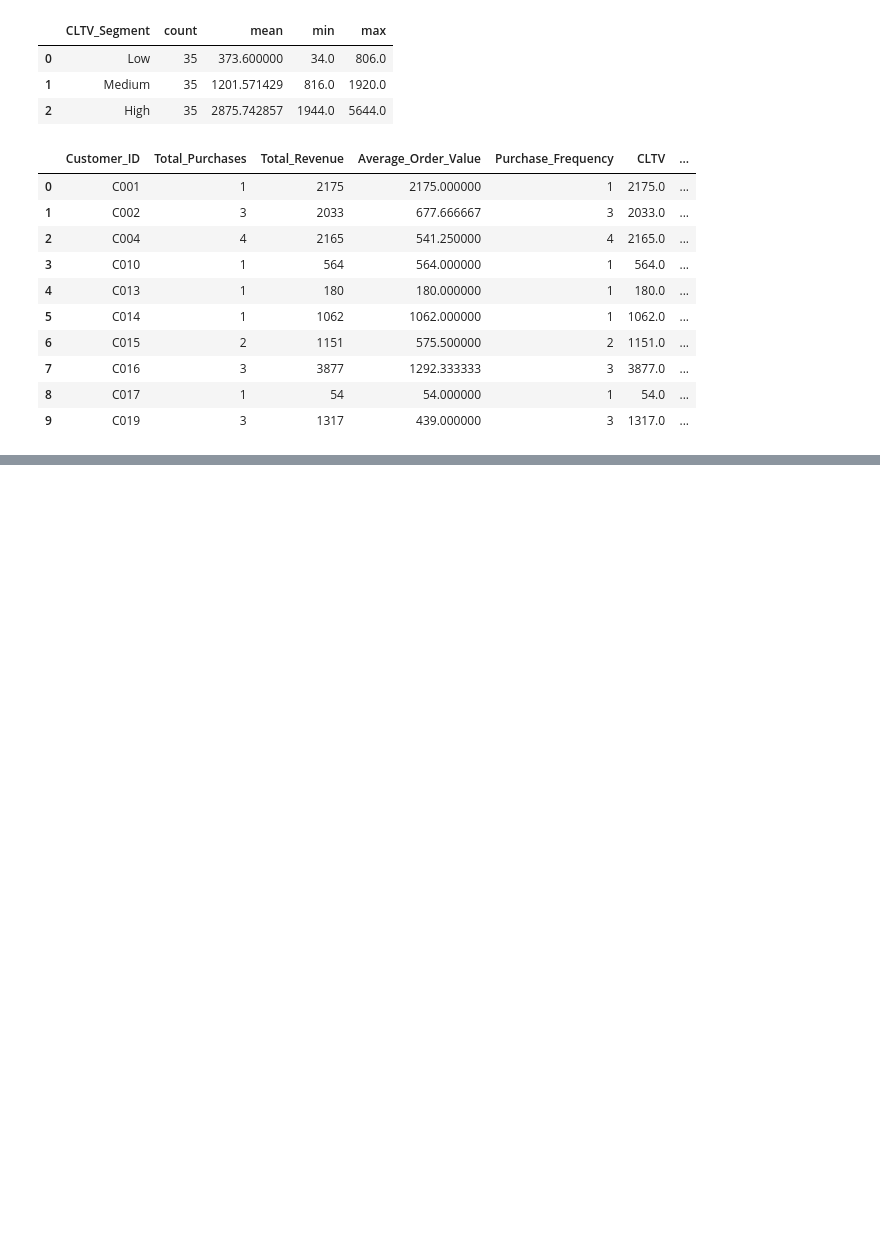
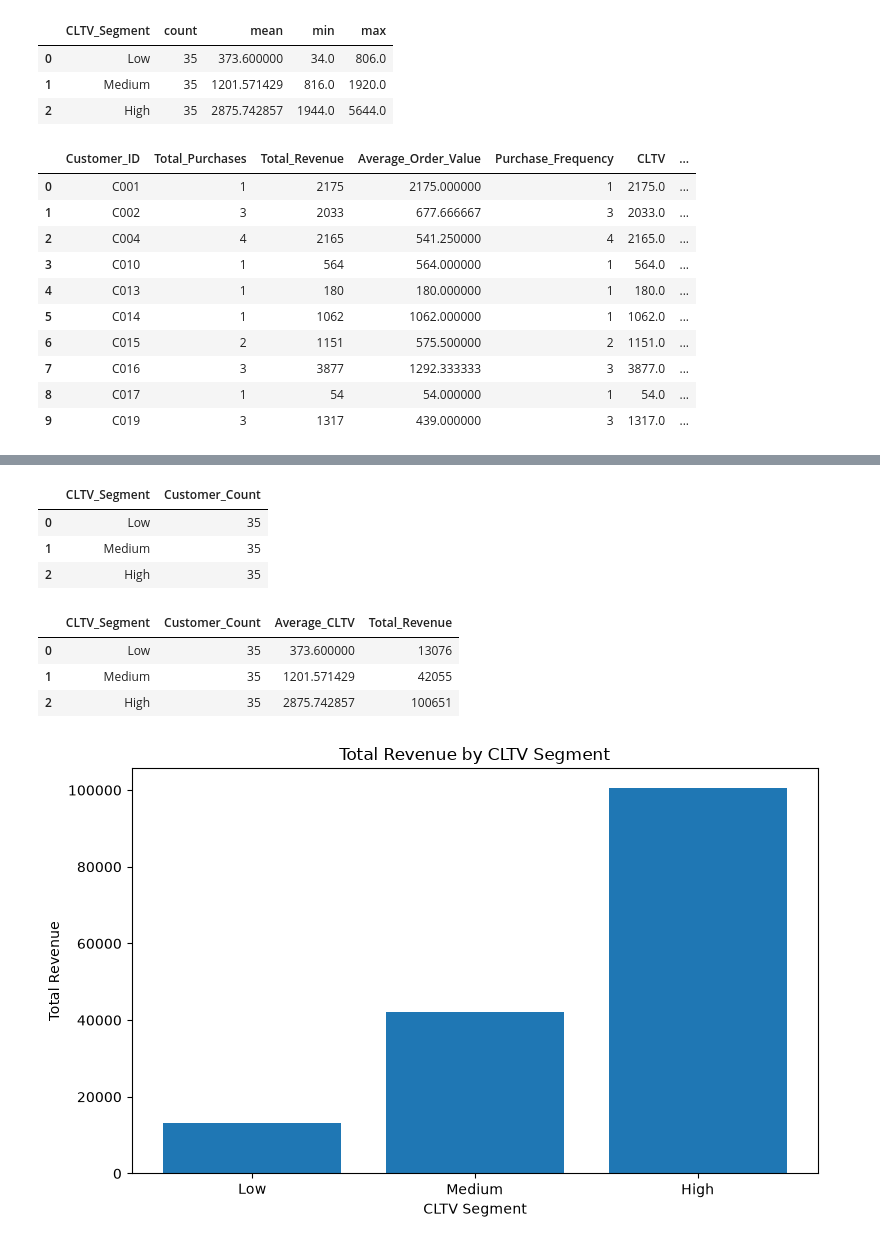
Before and after one commit to Harslshnde/Infotact-Project-2-Cohort-Retention, a Jupyter notebook: transactional_data_cleaning.ipynb, the cells around one changed output, grey strips where cells are left out. Cells and saved outputs as stored; diff of their text form; code cells hidden in the pictures; blank space fills up the shorter version.

Commit message:
Completed customer segmentation analysis

```diff
--- a/transactional_data_cleaning.ipynb
+++ b/transactional_data_cleaning.ipynb
@@ -1490,0 +1528,14 @@ cltv.round(2).to_excel(
+# %%
+cltv["Purchase_Frequency"] = cltv["Total_Purchases"]
+
+cltv["CLTV"] = (
+    cltv["Average_Order_Value"] *
+    cltv["Purchase_Frequency"]
+)
+# %%
+cltv["CLTV_Segment"] = pd.qcut(
+    cltv["CLTV"],
+    q=3,
+    labels=["Low", "Medium", "High"],
+    duplicates="drop"
+)
@@ -1490,0 +1556,50 @@ cltv.round(2).to_excel(
+# %%
+segment_customer_count = (
+    cltv["CLTV_Segment"]
+    .value_counts()
+    .reset_index()
+)
+
+segment_customer_count.columns = ["CLTV_Segment", "Customer_Count"]
+
+segment_customer_count
+# %% [output]
+|  | CLTV_Segment | Customer_Count |
+| 0 | Low | 35 |
+| 1 | Medium | 35 |
+| 2 | High | 35 |
+# %%
+segment_summary = (
+    cltv.groupby("CLTV_Segment", observed=True)
+    .agg(
+        Customer_Count=("Customer_ID", "nunique"),
+        Average_CLTV=("CLTV", "mean"),
+        Total_Revenue=("Total_Revenue", "sum")
+    )
+    .reset_index()
+)
+
+segment_summary
+# %% [output]
+|  | CLTV_Segment | Customer_Count | Average_CLTV | Total_Revenue |
+| 0 | Low | 35 | 373.600000 | 13076 |
+| 1 | Medium | 35 | 1201.571429 | 42055 |
+| 2 | High | 35 | 2875.742857 | 100651 |
+# %%
+import matplotlib.pyplot as plt
+
+plt.figure(figsize=(8, 5))
+
+plt.bar(
+    segment_summary["CLTV_Segment"].astype(str),
+    segment_summary["Total_Revenue"]
+)
+
+plt.title("Total Revenue by CLTV Segment")
+plt.xlabel("CLTV Segment")
+plt.ylabel("Total Revenue")
+plt.tight_layout()
+
+plt.show()
+# %% [output]
+[figure, added]
```
Also changed, not shown: parts of 10 cells of this notebook.
